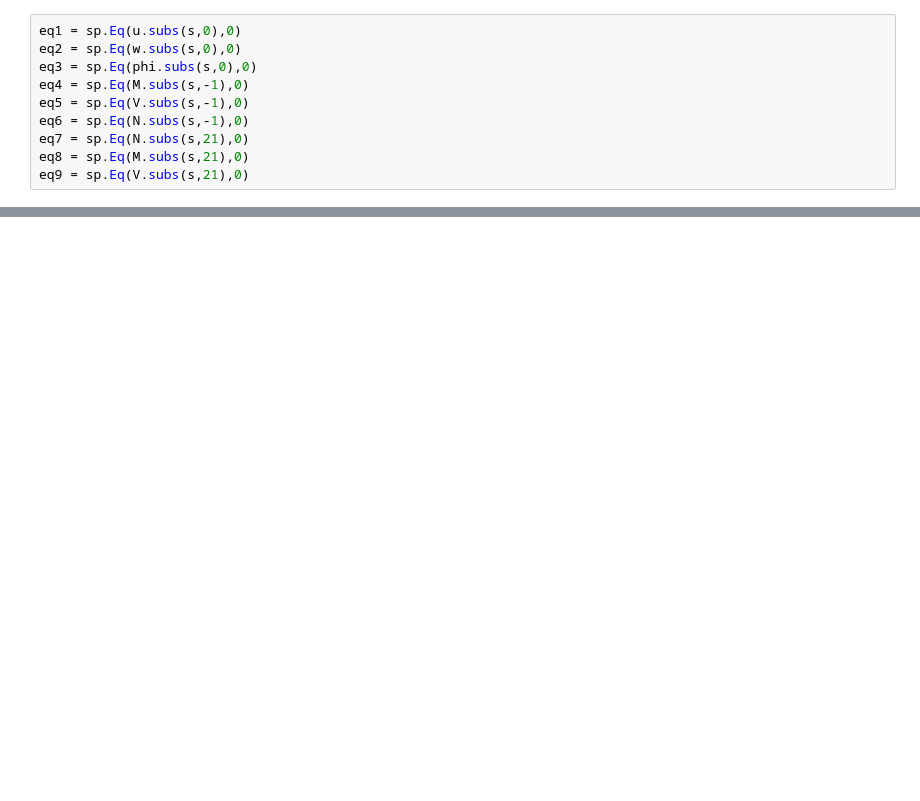
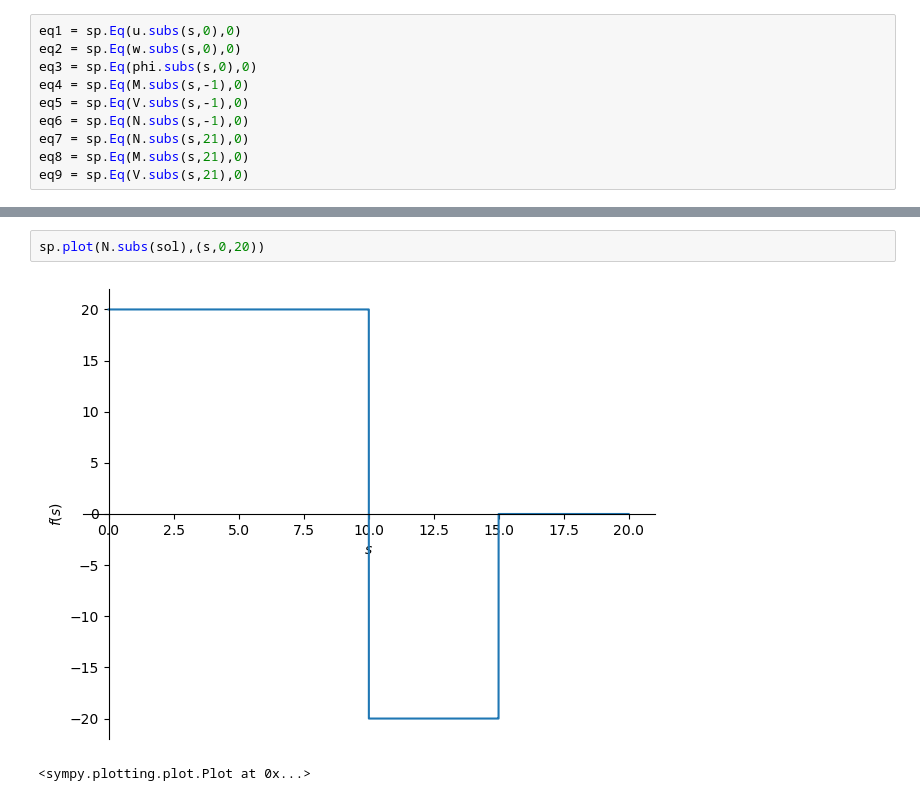
Before and after one commit to Tom-van-Woudenberg/Macaulay-various, a Jupyter notebook: eenlijn.ipynb, the cells around one changed output, grey strips where cells are left out. Cells and saved outputs as stored; diff of their text form; blank space fills up the shorter version.

```diff
--- a/eenlijn.ipynb
+++ b/eenlijn.ipynb
@@ -53,0 +83,5 @@ M.subs
+# %%
+sp.plot(N.subs(sol),(s,0,20))
+# %% [output]
+[figure, added]
+<sympy.plotting.plot.Plot at 0x...>
```
Also changed, not shown: parts of 10 cells of this notebook.
